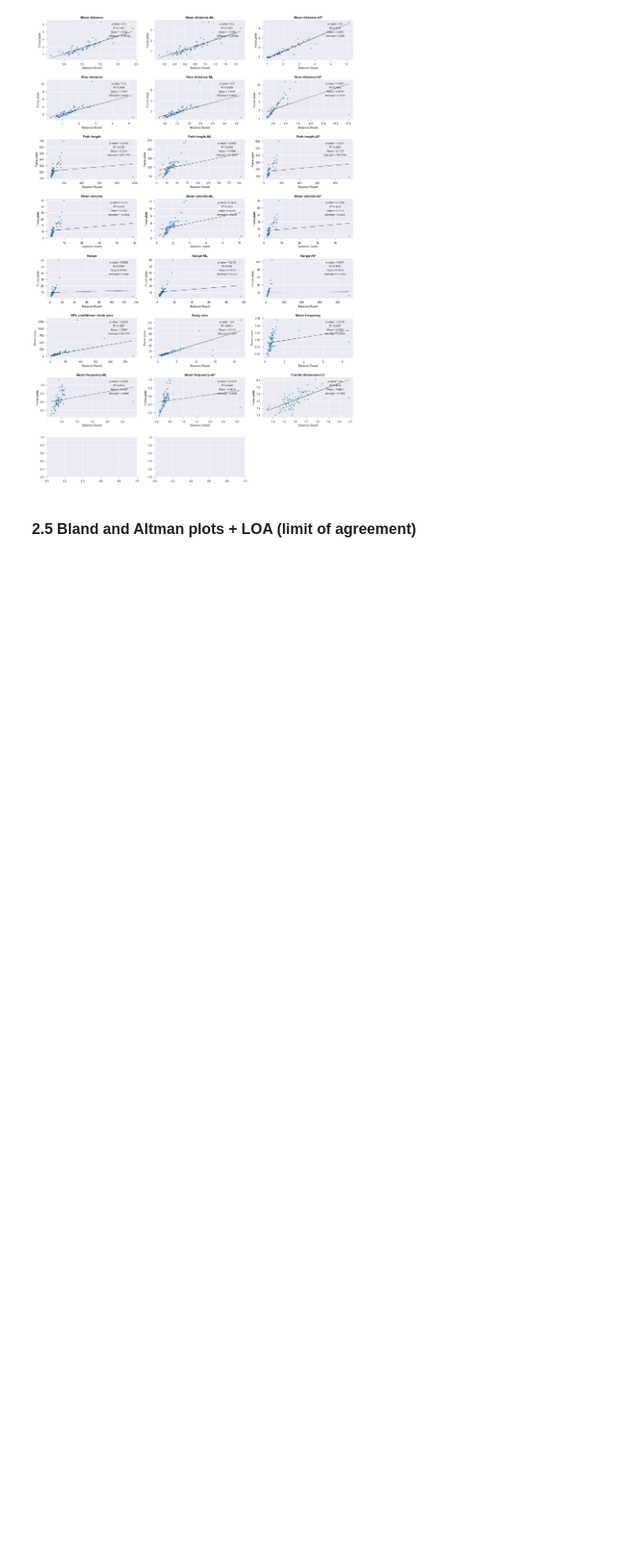
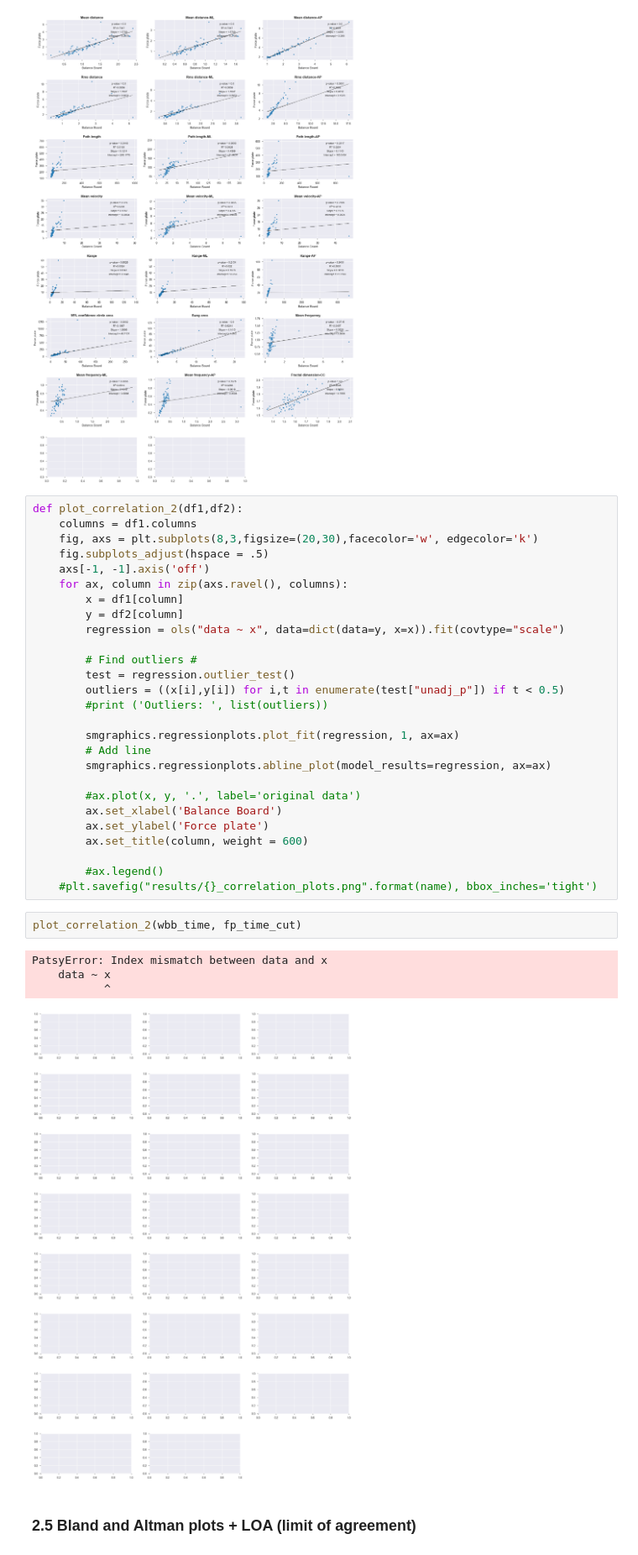
Before and after one commit to Antoninj/master_thesis, a Jupyter notebook: notebooks/feature_results_statistical_analysis.ipynb, the cells around one changed output. Shown at 84% size. Saved outputs shown, nothing was run; the diff lists cells and outputs as text; blank space fills up the shorter version.

```diff
--- a/notebooks/feature_results_statistical_analysis.ipynb
+++ b/notebooks/feature_results_statistical_analysis.ipynb
@@ -293,6 +317,40 @@ def plot_correlation(df1,df2,name="time_domain"):
 plot_correlation(wbb_time, fp_time_cut)
 # %% [output]
 [figure]
+# %%
+def plot_correlation_2(df1,df2):
+    columns = df1.columns
+    fig, axs = plt.subplots(8,3,figsize=(20,30),facecolor='w', edgecolor='k')
+    fig.subplots_adjust(hspace = .5)
+    axs[-1, -1].axis('off')
+    for ax, column in zip(axs.ravel(), columns):
+        x = df1[column]
+        y = df2[column]
+        regression = ols("data ~ x", data=dict(data=y, x=x)).fit(covtype="scale")
+
+        # Find outliers #
+        test = regression.outlier_test()
+        outliers = ((x[i],y[i]) for i,t in enumerate(test["unadj_p"]) if t < 0.5)
+        #print ('Outliers: ', list(outliers))
+
+        smgraphics.regressionplots.plot_fit(regression, 1, ax=ax)
+        # Add line
+        smgraphics.regressionplots.abline_plot(model_results=regression, ax=ax)
+
+        #ax.plot(x, y, '.', label='original data')
+        ax.set_xlabel('Balance Board')
+        ax.set_ylabel('Force plate')
+        ax.set_title(column, weight = 600)
+
+        #ax.legend()
+    #plt.savefig("results/{}_correlation_plots.png".format(name), bbox_inches='tight')
+# %%
+plot_correlation_2(wbb_time, fp_time_cut)
+# %% [output]
+PatsyError: Index mismatch between data and x
+    data ~ x
+           ^
+[figure, added]
 # %% [markdown]
 ### 2.5 Bland and Altman plots + LOA (limit of agreement)
 # %%
```
Also changed, not shown: parts of 13 cells of this notebook, 1 other file.
